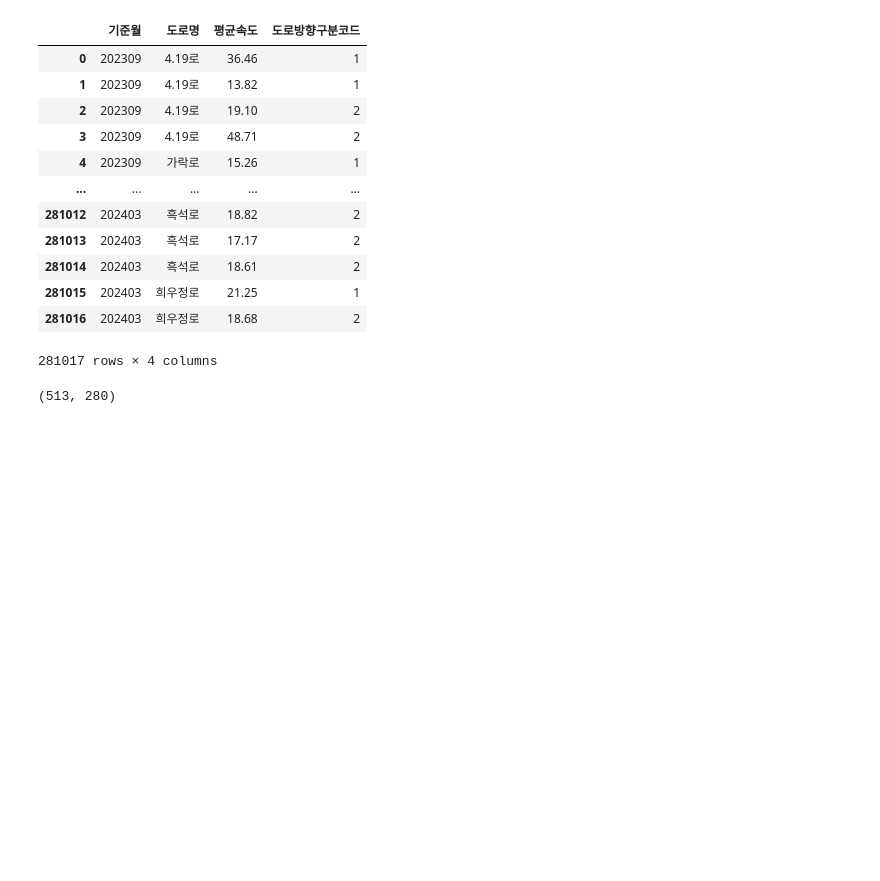
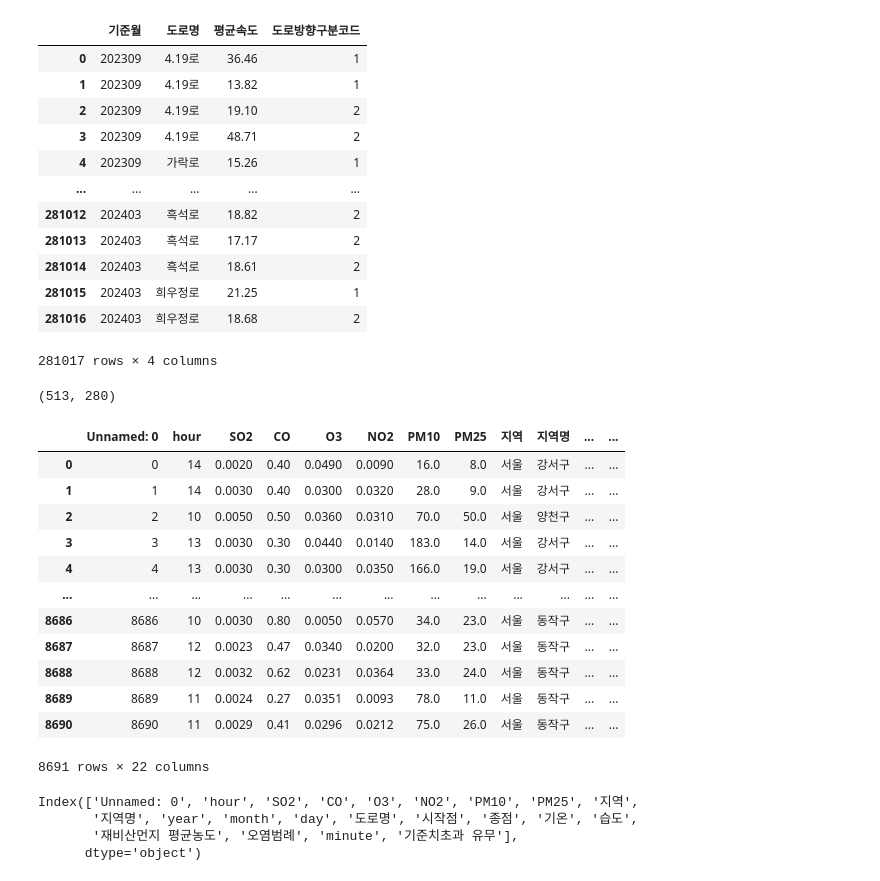
Before and after one commit to eunyoung030927/2024-Environmental-Data-Analysis-and-Utilization-Competition, a Jupyter notebook: model/preprocessing.ipynb, the cells around one changed output. Saved outputs shown, nothing was run; the diff lists cells and outputs as text; code cells hidden in the pictures; blank space fills up the shorter version.

```diff
--- a/model/preprocessing.ipynb
+++ b/model/preprocessing.ipynb
@@ -359,0 +341,24 @@ for _, df in true_df.iterrows():
+# %%
+final_df = pd.read_csv('../data/환경 공모전 최종 데이터.csv')
+final_df
+# %% [output]
+|  | Unnamed: 0 | hour | SO2 | CO | O3 | NO2 | PM10 | PM25 | 지역 | 지역명 | ... | ... |
+| 0 | 0 | 14 | 0.0020 | 0.40 | 0.0490 | 0.0090 | 16.0 | 8.0 | 서울 | 강서구 | ... | ... |
+| 1 | 1 | 14 | 0.0030 | 0.40 | 0.0300 | 0.0320 | 28.0 | 9.0 | 서울 | 강서구 | ... | ... |
+| 2 | 2 | 10 | 0.0050 | 0.50 | 0.0360 | 0.0310 | 70.0 | 50.0 | 서울 | 양천구 | ... | ... |
+| 3 | 3 | 13 | 0.0030 | 0.30 | 0.0440 | 0.0140 | 183.0 | 14.0 | 서울 | 강서구 | ... | ... |
+| 4 | 4 | 13 | 0.0030 | 0.30 | 0.0300 | 0.0350 | 166.0 | 19.0 | 서울 | 강서구 | ... | ... |
+| ... | ... | ... | ... | ... | ... | ... | ... | ... | ... | ... | ... | ... |
+| 8686 | 8686 | 10 | 0.0030 | 0.80 | 0.0050 | 0.0570 | 34.0 | 23.0 | 서울 | 동작구 | ... | ... |
+| 8687 | 8687 | 12 | 0.0023 | 0.47 | 0.0340 | 0.0200 | 32.0 | 23.0 | 서울 | 동작구 | ... | ... |
+| 8688 | 8688 | 12 | 0.0032 | 0.62 | 0.0231 | 0.0364 | 33.0 | 24.0 | 서울 | 동작구 | ... | ... |
+| 8689 | 8689 | 11 | 0.0024 | 0.27 | 0.0351 | 0.0093 | 78.0 | 11.0 | 서울 | 동작구 | ... | ... |
+| 8690 | 8690 | 11 | 0.0029 | 0.41 | 0.0296 | 0.0212 | 75.0 | 26.0 | 서울 | 동작구 | ... | ... |
+8691 rows × 22 columns
+# %%
+final_df.columns
+# %% [output]
+Index(['Unnamed: 0', 'hour', 'SO2', 'CO', 'O3', 'NO2', 'PM10', 'PM25', '지역',
+       '지역명', 'year', 'month', 'day', '도로명', '시작점', '종점', '기온', '습도',
+       '재비산먼지 평균농도', '오염범례', 'minute', '기준치초과 유무'],
+      dtype='object')
```
Also changed, not shown: parts of 25 cells of this notebook, 1 other file.
